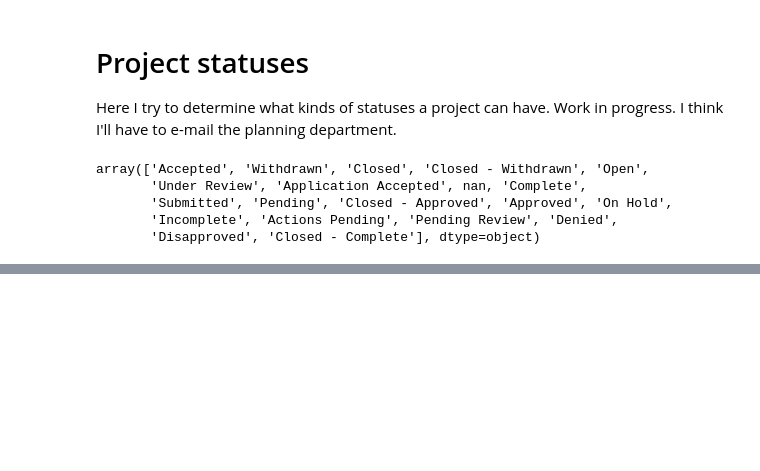
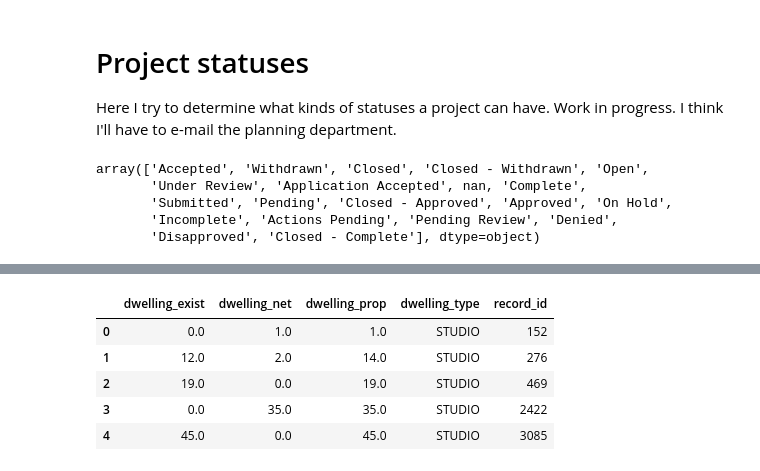
Before and after one commit to YIMBYdata/sf-planning-pipeline, a Jupyter notebook: Understanding the data.ipynb, the cells around one changed output, grey strips where cells are left out. Saved outputs shown, nothing was run; the diff lists cells and outputs as text; code cells hidden in the pictures; blank space fills up the shorter version.

```diff
--- a/Understanding the data.ipynb
+++ b/Understanding the data.ipynb
@@ -302,0 +435,11 @@ array(['Accepted', 'Withdrawn', 'Closed', 'Closed - Withdrawn', 'Open',
+# %%
+dwelling, adu_area = dwelling_table(data)
+# %%
+dwelling.head()
+# %% [output]
+|  | dwelling_exist | dwelling_net | dwelling_prop | dwelling_type | record_id |
+| 0 | 0.0 | 1.0 | 1.0 | STUDIO | 152 |
+| 1 | 12.0 | 2.0 | 14.0 | STUDIO | 276 |
+| 2 | 19.0 | 0.0 | 19.0 | STUDIO | 469 |
+| 3 | 0.0 | 35.0 | 35.0 | STUDIO | 2422 |
+| 4 | 45.0 | 0.0 | 45.0 | STUDIO | 3085 |
```
Also changed, not shown: parts of 21 cells of this notebook, 2 other files.
